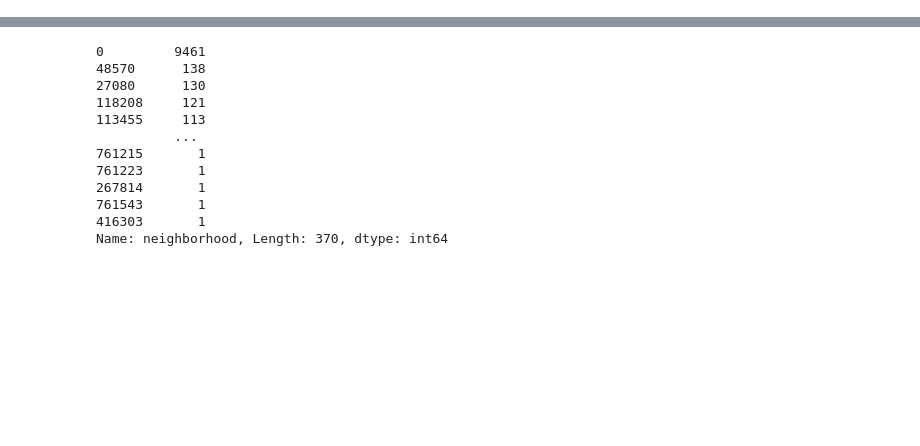
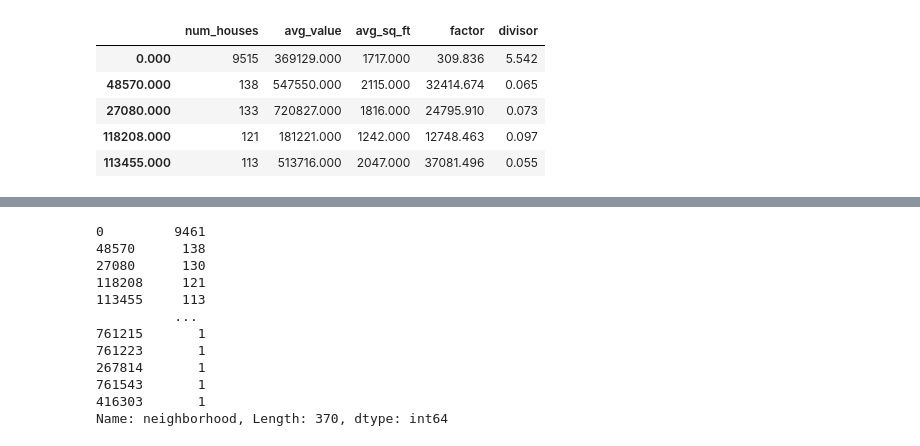
Before and after one commit to brandireger/Zillow_Project, a Jupyter notebook: Feature_Engineering.ipynb, the cells around one changed output, grey strips where cells are left out. Saved outputs shown, nothing was run; the diff lists cells and outputs as text; code cells hidden in the pictures; blank space fills up the shorter version.

```diff
--- a/Feature_Engineering.ipynb
+++ b/Feature_Engineering.ipynb
@@ -108,10 +156,21 @@ zillow.numberofstories.value_counts()
 # Replace 0s in numberofstories with 1
 zillow.numberofstories = zillow.numberofstories.replace([0], 1)
 # %%
+# I want to proxy the value amount, without using it.
+# maybe i can try weird math to come up with a way to substitute it with sq_feet and neighborhoods
 # divide avg sq feet of a neighborhood by (number of houses / avg sq feet)
 thing = pd.DataFrame(zillow.regionidneighborhood.value_counts())
 thing = thing.rename(columns={'regionidneighborhood': 'num_houses'})
+thing['avg_value'] = zillow.groupby('regionidneighborhood')['taxvaluedollarcnt'].agg('median')
 thing['avg_sq_ft'] = zillow.groupby('regionidneighborhood')['calculatedfinishedsquarefeet'].agg('median')
 thing['factor'] = thing.avg_sq_ft / (thing.num_houses / thing.avg_sq_ft)
+thing['divisor'] = thing.num_houses / thing.avg_sq_ft
 
-thing
+thing.head()
+# %% [output]
+|  | num_houses | avg_value | avg_sq_ft | factor | divisor |
+| 0.000 | 9515 | 369129.000 | 1717.000 | 309.836 | 5.542 |
+| 48570.000 | 138 | 547550.000 | 2115.000 | 32414.674 | 0.065 |
+| 27080.000 | 133 | 720827.000 | 1816.000 | 24795.910 | 0.073 |
+| 118208.000 | 121 | 181221.000 | 1242.000 | 12748.463 | 0.097 |
+| 113455.000 | 113 | 513716.000 | 2047.000 | 37081.496 | 0.055 |
```
Also changed, not shown: parts of 32 cells of this notebook, 8 other files.
